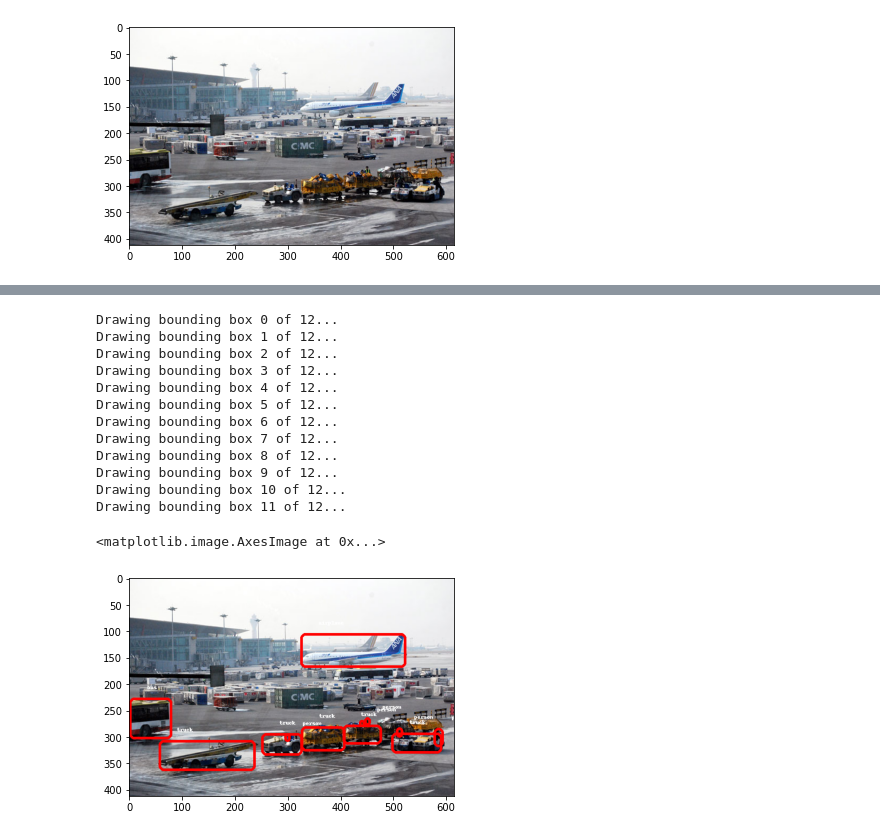
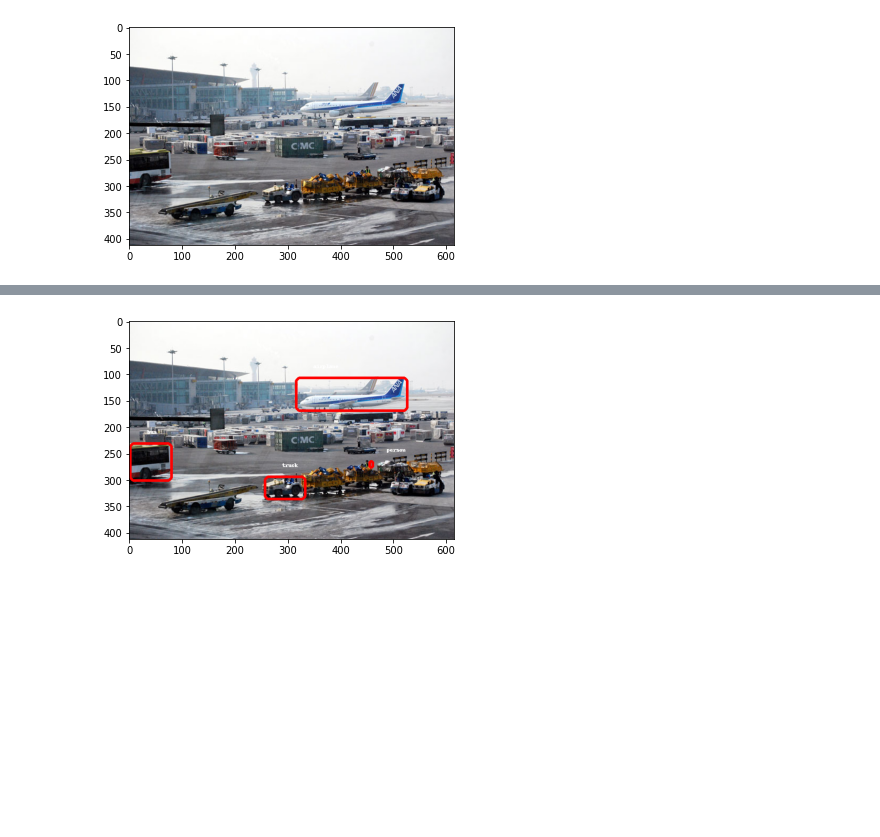
Before and after one commit to scivision-gallery/scivision-basic-usage-examples, a Jupyter notebook: object-detection.ipynb, the cells around one changed output, grey strips where cells are left out. Cells and saved outputs as stored; diff of their text form; code cells hidden in the pictures; blank space fills up the shorter version.

Commit message:
use scivision for visualisation

```diff
--- a/object-detection.ipynb
+++ b/object-detection.ipynb
@@ -110,36 +45,4 @@ bounding_boxes
-# %%
-im = pillow_airport
-
-# Iteration elements
-num_boxes = len(bounding_boxes)
-index = 0
-
-# Draw bounding box for each result
-for bounding_box in bounding_boxes:
-
-    # Get actual box
-    box = bounding_box["box"]
-
-    # Draw the bounding box
-    im = draw_bounding_box(im, bounding_box["score"], bounding_box["label"],\
-        box["xmin"], box["ymin"], box["xmax"], box["ymax"], index, num_boxes)
-
-    # Increase index by one
-    index += 1
-
-plt.imshow(im)
-# %% [output]
-Drawing bounding box 0 of 12...
-Drawing bounding box 1 of 12...
-Drawing bounding box 2 of 12...
-Drawing bounding box 3 of 12...
-Drawing bounding box 4 of 12...
-Drawing bounding box 5 of 12...
-Drawing bounding box 6 of 12...
-Drawing bounding box 7 of 12...
-Drawing bounding box 8 of 12...
-Drawing bounding box 9 of 12...
-Drawing bounding box 10 of 12...
-Drawing bounding box 11 of 12...
-<matplotlib.image.AxesImage at 0x...>
-[figure, removed]
+# %%
+predplot(airport, yolo_bboxes)
+# %% [output]
+[figure, added]
```
Also changed, not shown: parts of 9 cells of this notebook.
